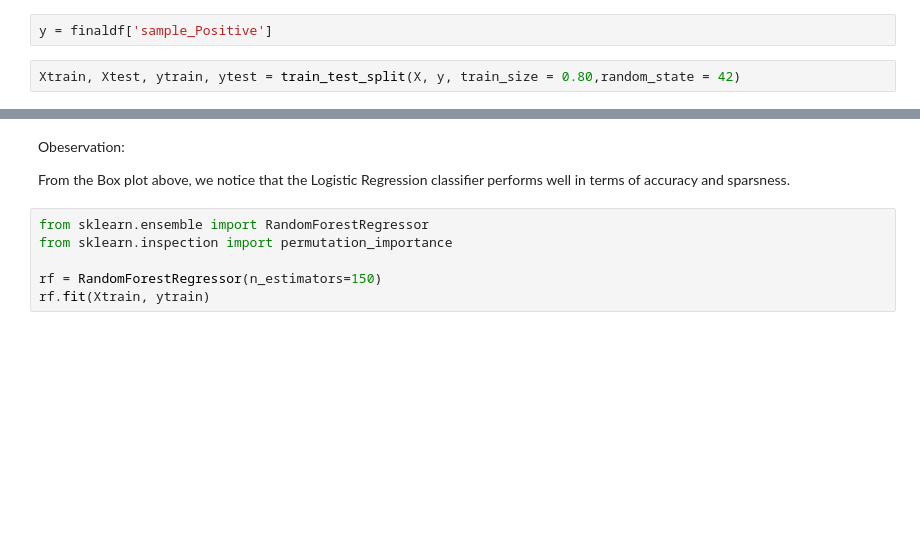
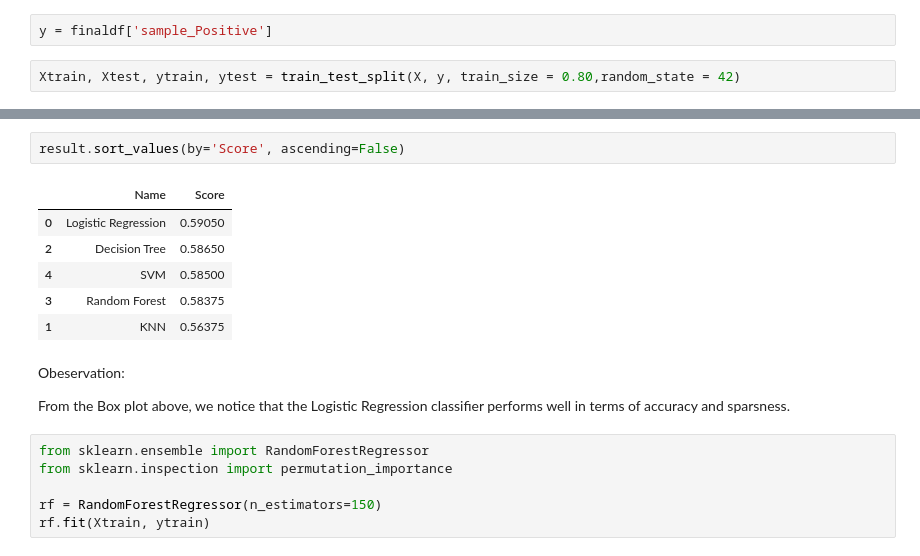
Before and after one commit to imaliabdullah/Portfolio-Project, a Jupyter notebook: Analyzing Sentiment of TripAdvisor Restaurant Reviews using NLP/analysis_&_modelling.ipynb, the cells around one changed output, grey strips where cells are left out. Saved outputs shown, nothing was run; the diff lists cells and outputs as text; blank space fills up the shorter version.

```diff
--- a/Analyzing Sentiment of TripAdvisor Restaurant Reviews using NLP/analysis_&_modelling.ipynb
+++ b/Analyzing Sentiment of TripAdvisor Restaurant Reviews using NLP/analysis_&_modelling.ipynb
@@ -769,3 +784,12 @@ weighted avg       0.68      0.58      0.60      4000
+# %%
+result.sort_values(by='Score', ascending=False)
+# %% [output]
+|  | Name | Score |
+| 0 | Logistic Regression | 0.59050 |
+| 2 | Decision Tree | 0.58650 |
+| 4 | SVM | 0.58500 |
+| 3 | Random Forest | 0.58375 |
+| 1 | KNN | 0.56375 |
 # %% [markdown]
 Obeservation:
 
```
Also changed, not shown: parts of 14 cells of this notebook.
